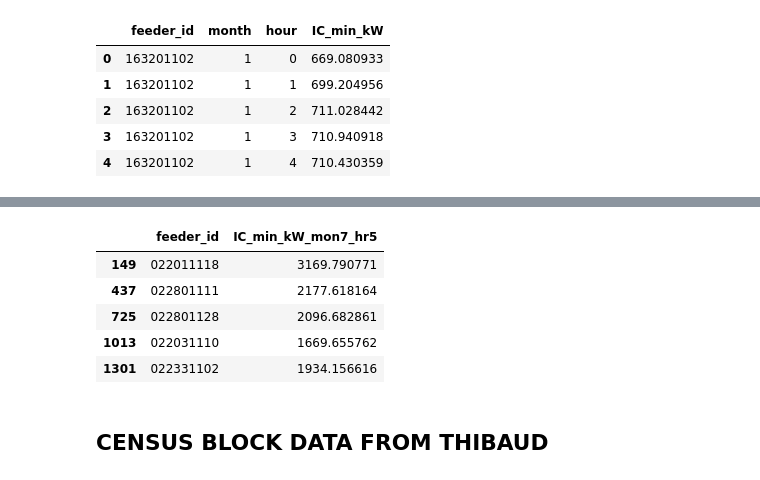
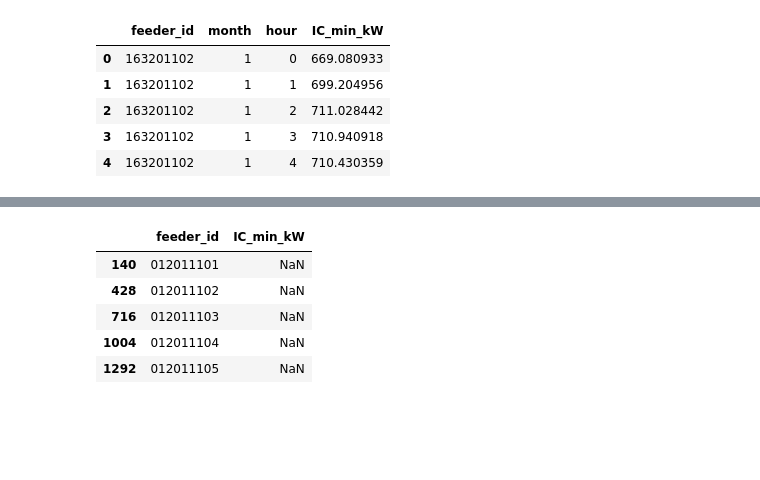
Before and after one commit to lazlop/OptimalChargerPlacement, a Jupyter notebook: notebooks/GridStressAnalysisAlameda.ipynb, the cells around one changed output, grey strips where cells are left out. Saved outputs shown, nothing was run; the diff lists cells and outputs as text; code cells hidden in the pictures; blank space fills up the shorter version.

Commit message:
Save feeder data files for alameda analysis

```diff
--- a/notebooks/GridStressAnalysisAlameda.ipynb
+++ b/notebooks/GridStressAnalysisAlameda.ipynb
@@ -30,6 +31,9 @@ DATA_DIR = Path.cwd().parent / "data"
 print("Data directory:", DATA_DIR.resolve())
 # %% [output]
 Data directory: C:\Users\cort3\Documents\Classes\OptimalChargerPlacement\data
+# %%
+MONTH = 6
+HOUR = 20
 # %% [markdown]
 Need a list of census blocks in Alameda county
 Get list of intersecting feeders from metatadata of all CA feeders
@@ -36,0 +46,18 @@ Get Feeder data for only feeders intersectiing alameda county census blocks
+# %%
+# Import Census tract data
+def import_census_block_gdf_for_charging(base_path=DATA_DIR):
+    relative_folder_path = "Geography_Files"
+    filename = "location_str_to_geoid_mapping.shp"
+    file_path = os.path.join(base_path, relative_folder_path, filename)
+    gdf = gpd.read_file(file_path)
+    return gdf
+
+def get_census_block_gdf_almada_charging():
+    """
+    Get census block geodataframe for Alameda county
+    """
+    df = import_census_block_gdf_for_charging()
+    df = df[df["GEOID_STR"].str.contains("Alameda")]
+    return df
+
+alamedaCensusGdf = get_census_block_gdf_almada_charging()
@@ -36,0 +173,6 @@ Get Feeder data for only feeders intersectiing alameda county census blocks
+# %%
+# get list of all feeders from the feeder_id in feederBlockMtxAlameda
+
+alamedaFeedersList = feederBlockMtxAlameda.index.tolist()
+# Convert list of strings to list of integers
+alamedaFeedersAsIntsList = [int(feeder) for feeder in alamedaFeedersList]
@@ -374,7 +533,7 @@ display(df.head())
 | 3 | 163201102 | 1 | 3 | 710.940918 |
 | 4 | 163201102 | 1 | 4 | 710.430359 |
 # %%
-def get_allMinICA_df_for_feeders(feeder_ids, base_path=DATA_DIR):
+def get_allMinICA_df_for_feeders(feeder_id_list, base_path=DATA_DIR):
     """
     For a list of feeder IDs, get their min ICA data DataFrames and concatenate into one DataFrame.
 
@@ -384,7 +543,7 @@ def get_allMinICA_df_for_feeders(feeder_ids, base_path=DATA_DIR):
     """
     df_list = []
     missingFeederList = []
-    for feeder_id in feeder_ids:
+    for feeder_id in feeder_id_list:
         (df, missing_feeder) = get_FeederMinIcaDf_from_parquet(feeder_id, verbose=False, base_path=base_path)
         if missing_feeder is not None:
             missingFeederList.append(missing_feeder)
@@ -394,6 +553,5 @@ def get_allMinICA_df_for_feeders(feeder_ids, base_path=DATA_DIR):
 
     print(f"Missing feeders: {missingFeederList}")
     return combined_df
-df_minICA_allSF = get_allMinICA_df_for_feeders(sanFranciscoFeeders)
-display(df_minICA_allSF.head())
+alamedaMinICA = get_allMinICA_df_for_feeders(alamedaFeedersList)
 # %% [output]
@@ -408,31 +560,34 @@ The behavior of DataFrame concatenation with empty or all-NA entries is deprecat
 # %%
 def get_minICA_df_time_slice(df, month, hour):
     """
     Given a DataFrame of min ICA data for multiple feeders,
     return a DataFrame with min ICA values at a specific month-hour time slice.
 
     :df: DataFrame with columns ['feeder_id', 'month', 'hour', 'IC_min_kW']
     :month: Month (1-12) to filter on
     :hour: Hour (0-23) to filter on
     :return: Filtered DataFrame with min ICA values at the specified time slice
     """
     # if a feeder has a nan value for IC_min_kW at the given month-hour, it should still appear in output with nan value
     filtered_df = df[(df['month'] == month) & (df['hour'] == hour)].copy()
 
     # Rename IC_min_kW column to indicate the time slice
-    filtered_df = filtered_df.rename(columns={'IC_min_kW': f'IC_min_kW_mon{month}_hr{hour}'})
+    # filtered_df = filtered_df.rename(columns={'IC_min_kW': f'IC_min_kW_mon{month}_hr{hour}'})
+
     # drop month and hour columns
     filtered_df = filtered_df.drop(columns=['month', 'hour'])
     return filtered_df
 
-df_minICA_SF_July_5am = get_minICA_df_time_slice(df_minICA_allSF, month=7, hour=5)
-display(df_minICA_SF_July_5am.head())
+df_minICA_Alameda_slice = get_minICA_df_time_slice(alamedaMinICA, month=MONTH, hour=HOUR)
+display(df_minICA_Alameda_slice.head())
+
+output_filename = f"alamedaMinICA_slice_month{MONTH}_hour{HOUR}.csv"
+output_filepath = os.path.join(DATA_DIR, "OptimizationInput", output_filename)
+df_minICA_Alameda_slice.to_csv(output_filepath, index=False)
 # %% [output]
-|  | feeder_id | IC_min_kW_mon7_hr5 |
-| 149 | 022011118 | 3169.790771 |
-| 437 | 022801111 | 2177.618164 |
-| 725 | 022801128 | 2096.682861 |
-| 1013 | 022031110 | 1669.655762 |
-| 1301 | 022331102 | 1934.156616 |
+|  | feeder_id | IC_min_kW |
+| 140 | 012011101 | NaN |
+| 428 | 012011102 | NaN |
+| 716 | 012011103 | NaN |
+| 1004 | 012011104 | NaN |
+| 1292 | 012011105 | NaN |
-# %% [markdown]
-## CENSUS BLOCK DATA FROM THIBAUD
```
Also changed, not shown: parts of 17 cells of this notebook.
